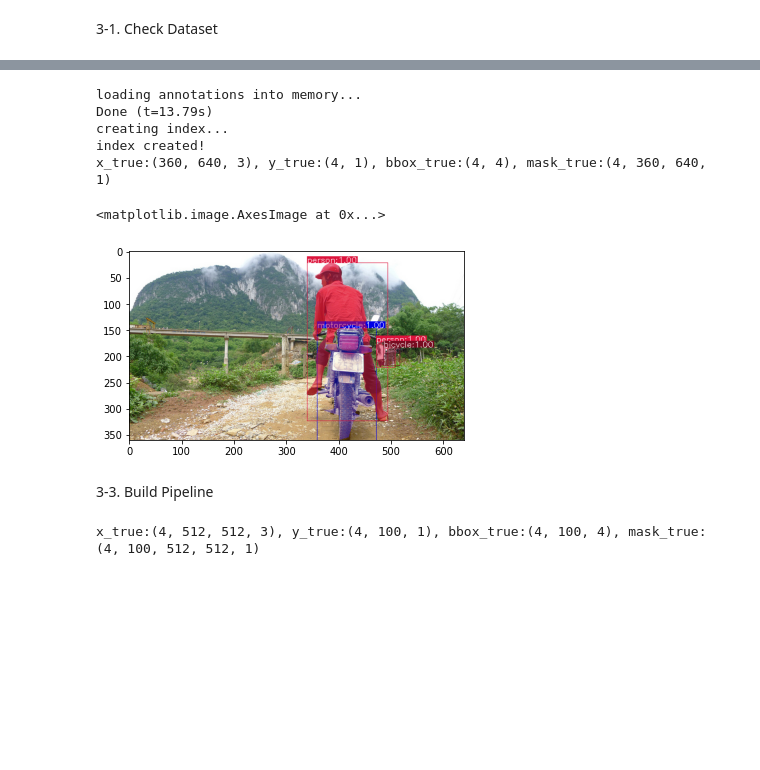
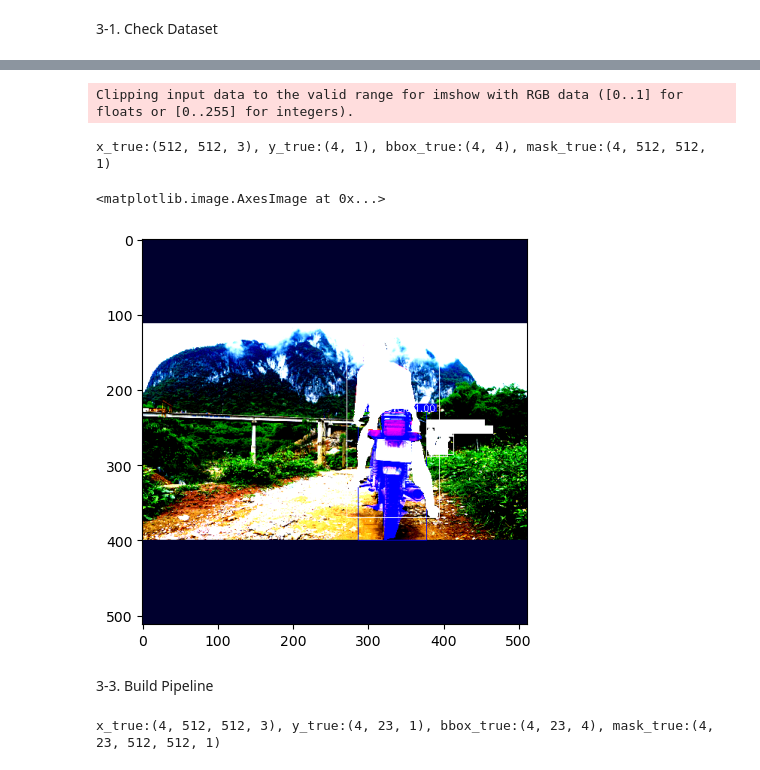
Before and after one commit to Burf/TFDetection, a Jupyter notebook: usage/dataset/dataset.ipynb, the cells around one changed output, grey strips where cells are left out. Drawn from its saved outputs; the diff is of its cells as text; code cells hidden in the pictures; blank space fills up the shorter version.

```diff
--- a/usage/dataset/dataset.ipynb
+++ b/usage/dataset/dataset.ipynb
@@ -171,16 +196,10 @@ x_true:(281, 500, 3), y_true:(4, 1), bbox_true:(4, 4), mask_true:(4, 281, 500, 1
 # %% [markdown]
 2-3. Build Pipeline
 # %%
-tr_pipe = tfdet.dataset.pascal_voc.load_pipe(tr_path, mask = True, truncated = True, difficult = False)
-tr_pipe = tfdet.dataset.pipeline.load(tr_pipe)
+tr_pipe = tfdet.dataset.PipeLoader(tr_dataset)
 #tr_pipe = tfdet.dataset.pipeline.args2dict(tr_pipe) #for train_model to object detection
-tr_pipe = tfdet.dataset.pipeline.resize(tr_pipe, image_shape = [512, 512], keep_ratio = True)
-tr_pipe = tfdet.dataset.pipeline.filter_annotation(tr_pipe, min_scale = 2, min_instance_area = 1)
-tr_pipe = tfdet.dataset.pipeline.label_encode(tr_pipe, label = tfdet.dataset.pascal_voc.LABEL)
-tr_pipe = tfdet.dataset.pipeline.normalize(tr_pipe, mean = [123.675, 116.28, 103.53], std = [58.395, 57.12, 57.375], bbox_normalize = True)
-tr_pipe = tfdet.dataset.pipeline.pad(tr_pipe, image_shape = [512, 512], max_pad_size = 100, mode = "both")
-tr_pipe = tfdet.dataset.pipeline.cast(tr_pipe, map = {"x_true":tf.float32, "y_true":tf.float32, "bbox_true":tf.float32, "mask_true":tf.float32})
-tr_pipe = tr_pipe.batch(4).prefetch(1)
+#tr_pipe = tfdet.dataset.pipeline.collect(tr_pipe) #filtered item by key
+tr_pipe = tfdet.dataset.pipeline.key_map(tr_pipe, batch_size = 4, prefetch = True)
 
 out = next(iter(tr_pipe))
 image, y_true, bbox_true = out[:3]
@@ -226,12 +242,0 @@ coco/
-# %%
-tr_anno_path = os.path.join(path, "annotations/instances_train2017.json")
-te_anno_path = os.path.join(path, "annotations/instances_val2017.json")
-tr_data_path = os.path.join(path, "train2017")
-te_data_path = os.path.join(path, "val2017")
-
-tr_anno = tfdet.dataset.util.load_json(tr_anno_path)
-te_anno = tfdet.dataset.util.load_json(te_anno_path)
-print("train count:{0}, test count:{1}".format(len(tr_anno["images"]), len(te_anno["images"])))
-del tr_anno, te_anno
-
-tr_data = tfdet.dataset.coco.load_data(tr_anno_path, tr_data_path, mask = True, crowd = False, label = tfdet.dataset.coco.LABEL)
@@ -240,43 +286,31 @@ train count:118287, test count:5000
 # %%
 import matplotlib.pyplot as plt
-try:
-    out = next(tr_data)
-    image, y_true, bbox_true, mask_true = out
-except:
-    image, y_true, bbox_true = out
-    mask_true = None
 
-image = tfdet.dataset.util.load_image(image)
-image = tfdet.util.draw_bbox(image, bbox_true, y_true = y_true, mask_true = mask_true, label = tfdet.dataset.coco.LABEL, color = tfdet.dataset.coco.COLOR)
+out = tr_dataset[0] #or next(iter(tr_dataset))
+x_true, y_true, bbox_true = out[:3]
+mask_true = out[3] if 3 < len(out) else None
+
+x_true = tfdet.util.draw_bbox(x_true, bbox_true, y_true = y_true, mask_true = mask_true, label = label, color = color)
 
 if mask_true is None:
-    print("x_true:{0}, y_true:{1}, bbox_true:{2}".format(image.shape, y_true.shape, bbox_true.shape))
+    print("x_true:{0}, y_true:{1}, bbox_true:{2}".format(x_true.shape, y_true.shape, bbox_true.shape))
 else:
-    print("x_true:{0}, y_true:{1}, bbox_true:{2}, mask_true:{3}".format(image.shape, y_true.shape, bbox_true.shape, mask_true.shape))
+    print("x_true:{0}, y_true:{1}, bbox_true:{2}, mask_true:{3}".format(x_true.shape, y_true.shape, bbox_true.shape, mask_true.shape))
 
-plt.figure()
-plt.imshow(image)
+plt.figure(figsize = (5, 5))
+plt.imshow(x_true)
 # %% [output]
-loading annotations into memory...
-Done (t=13.79s)
-creating index...
-index created!
-x_true:(360, 640, 3), y_true:(4, 1), bbox_true:(4, 4), mask_true:(4, 360, 640, 1)
+Clipping input data to the valid range for imshow with RGB data ([0..1] for floats or [0..255] for integers).
-<matplotlib.image.AxesImage at 0x...>
+x_true:(512, 512, 3), y_true:(4, 1), bbox_true:(4, 4), mask_true:(4, 512, 512, 1)
+<matplotlib.image.AxesImage at 0x...>
-[figure, old version]
+[figure, new version]
 # %% [markdown]
 3-3. Build Pipeline
 # %%
-tr_pipe = tfdet.dataset.coco.load_pipe(tr_anno_path, tr_data_path, mask = True, crowd = False, label = tfdet.dataset.coco.LABEL)
-tr_pipe = tfdet.dataset.pipeline.load(tr_pipe)
+tr_pipe = tfdet.dataset.PipeLoader(tr_dataset)
 #tr_pipe = tfdet.dataset.pipeline.args2dict(tr_pipe) #for train_model to object detection
-tr_pipe = tfdet.dataset.pipeline.resize(tr_pipe, image_shape = [512, 512], keep_ratio = True)
-tr_pipe = tfdet.dataset.pipeline.filter_annotation(tr_pipe, min_scale = 2, min_instance_area = 1)
-tr_pipe = tfdet.dataset.pipeline.label_encode(tr_pipe, label = tfdet.dataset.coco.LABEL)
-tr_pipe = tfdet.dataset.pipeline.normalize(tr_pipe, mean = [123.675, 116.28, 103.53], std = [58.395, 57.12, 57.375], bbox_normalize = True)
-tr_pipe = tfdet.dataset.pipeline.pad(tr_pipe, image_shape = [512, 512], max_pad_size = 100, mode = "both")
-tr_pipe = tfdet.dataset.pipeline.cast(tr_pipe, map = {"x_true":tf.float32, "y_true":tf.float32, "bbox_true":tf.float32, "mask_true":tf.float32})
-tr_pipe = tr_pipe.batch(4).prefetch(1)
+#tr_pipe = tfdet.dataset.pipeline.collect(tr_pipe) #filtered item by key
+tr_pipe = tfdet.dataset.pipeline.key_map(tr_pipe, batch_size = 4, prefetch = True)
 
 out = next(iter(tr_pipe))
 image, y_true, bbox_true = out[:3]
@@ -287,4 +321,4 @@ if mask_true is None:
 else:
     print("x_true:{0}, y_true:{1}, bbox_true:{2}, mask_true:{3}".format(image.shape, y_true.shape, bbox_true.shape, mask_true.shape))
 # %% [output]
-x_true:(4, 512, 512, 3), y_true:(4, 100, 1), bbox_true:(4, 100, 4), mask_true:(4, 100, 512, 512, 1)
+x_true:(4, 512, 512, 3), y_true:(4, 23, 1), bbox_true:(4, 23, 4), mask_true:(4, 23, 512, 512, 1)
```
Also changed, not shown: parts of 17 cells of this notebook, 9 other files.
